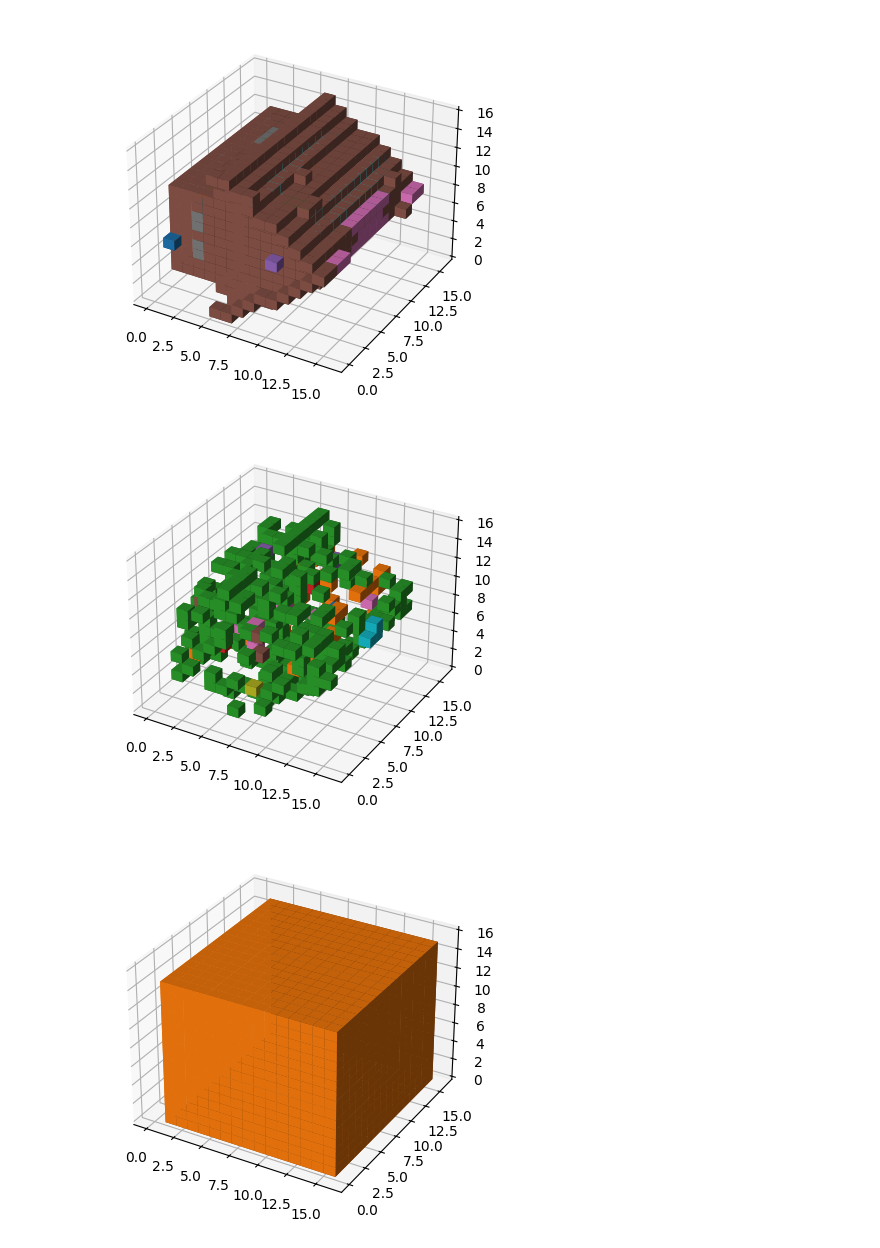
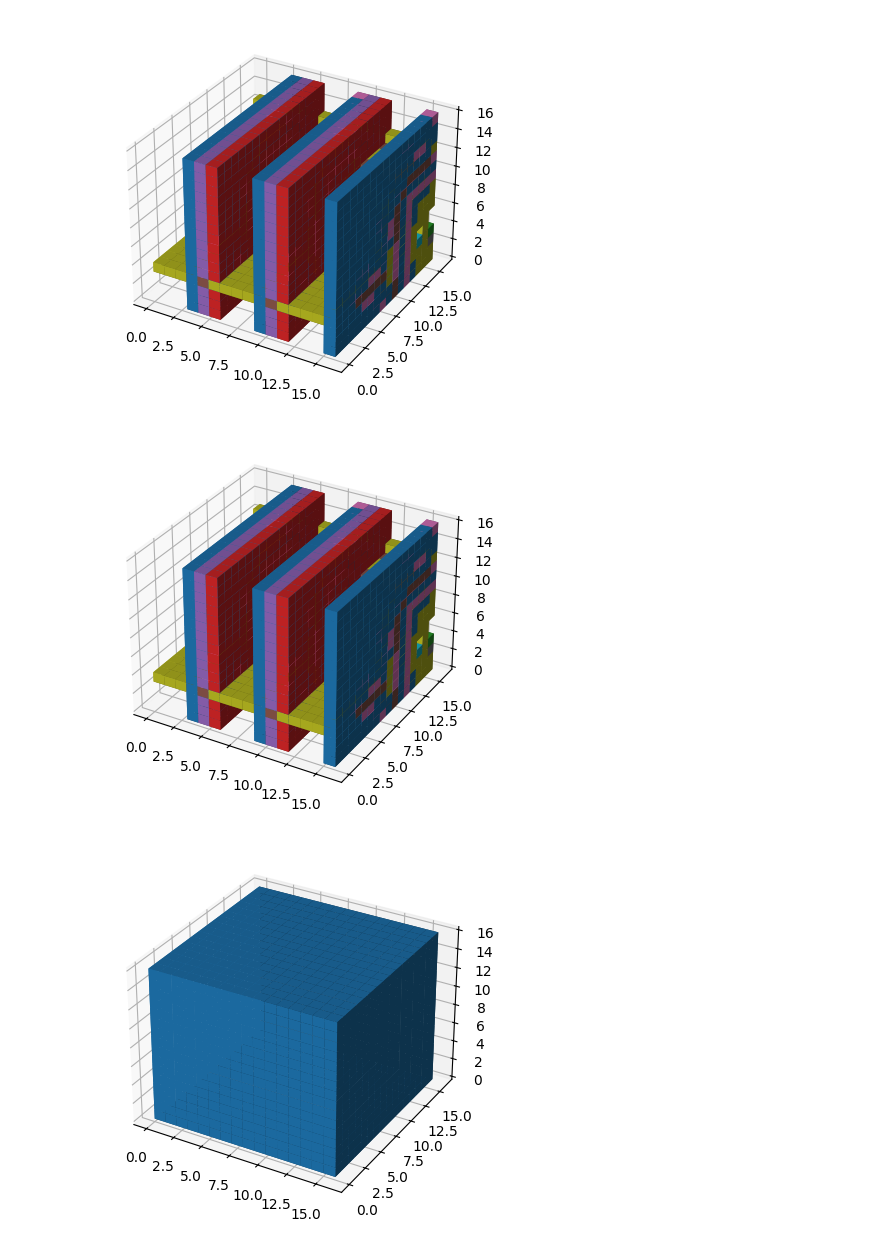
Before and after one commit to DemyCode/minecraft-copilot-ml, a Jupyter notebook: minecraft_copilot_ml/metrics_graph.ipynb, the cells around one changed output. Cells and saved outputs as stored; diff of their text form; code cells hidden in the pictures.

```diff
--- a/minecraft_copilot_ml/metrics_graph.ipynb
+++ b/minecraft_copilot_ml/metrics_graph.ipynb
@@ -2,7 +2,8 @@
 PATH_TO_CSV = "/home/mehdi/minecraft-copilot-ml/output/lightning_logs/version_0/metrics.csv"
 PATH_TO_BEST_MODEL = "/home/mehdi/minecraft-copilot-ml/output/best_model.pth"
 DATASET = "/home/mehdi/minecraft-copilot-ml/datasets/minecraft_schematics"
-DATASET_LIMIT = 100
+DATASET_LIMIT = 1000
+DATASET_INDEX = 8
 # %%
 import os
 from seaborn import lineplot
@@ -88,14 +89,14 @@ display_voxels(minecraft_map, zero_block="minecraft:air")
 # %%
 from typing import Any
-block_map, noisy_block_map, mask = dataset[10]
+block_map, noisy_block_map, mask = dataset[DATASET_INDEX]
 
 display_voxels(block_map, zero_block="minecraft:air")
 display_voxels(noisy_block_map, zero_block="minecraft:air")
 display_voxels(mask, zero_block=0)
 # %% [output]
-[figure, old version]
+[figure, new version]
-[figure, old version]
+[figure, new version]
-[figure, old version]
+[figure, new version]
 # %%
 import torch
 import torch.nn.functional as F
```
Also changed, not shown: parts of 7 cells of this notebook, 2 other files.
